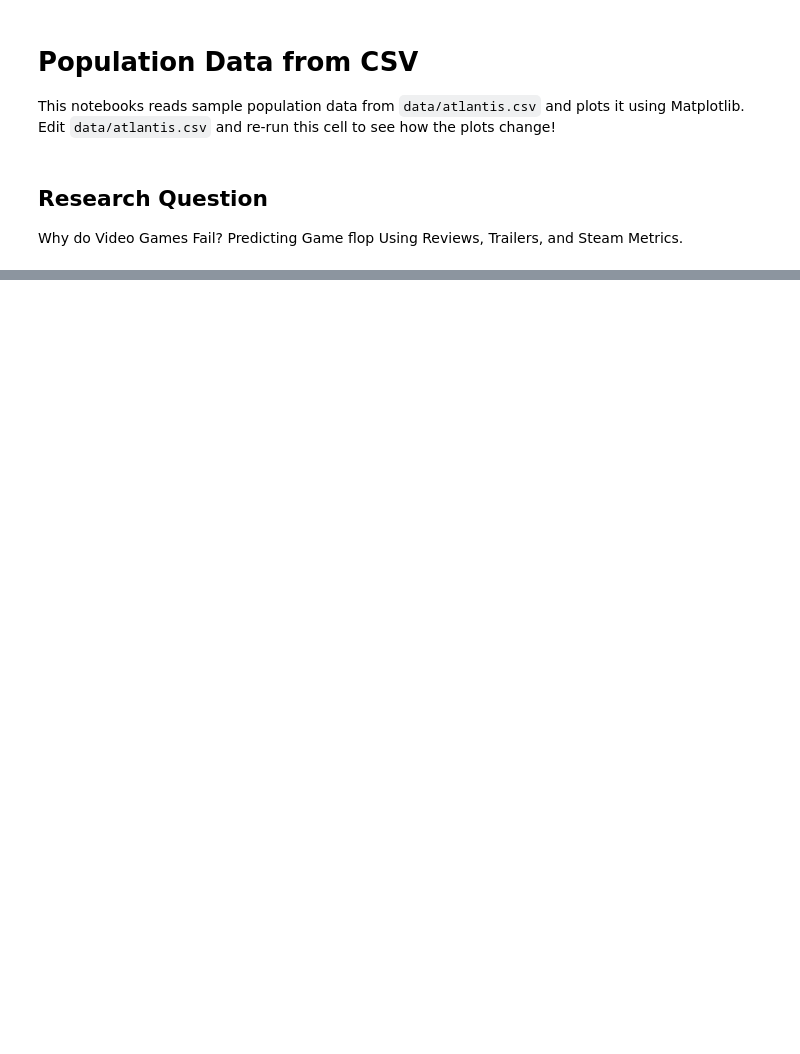
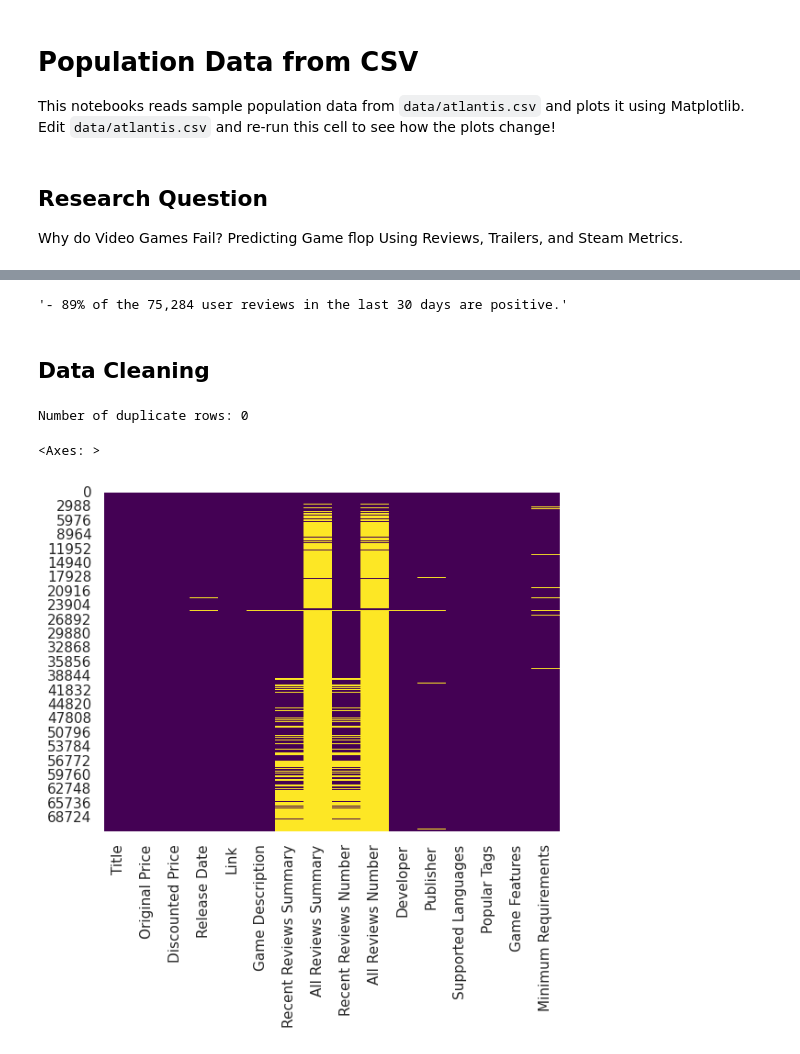
Before and after one commit to Psudhanshu/codespaces-jupyter, a Jupyter notebook: notebooks/population.ipynb, the cells around one changed output, grey strips where cells are left out. Saved outputs shown, nothing was run; the diff lists cells and outputs as text; code cells hidden in the pictures; blank space fills up the shorter version.

```diff
--- a/notebooks/population.ipynb
+++ b/notebooks/population.ipynb
@@ -21,0 +73,24 @@ game_data.head()
+# %%
+game_data['Recent Reviews Number'][1]
+# %% [output]
+'- 89% of the 75,284 user reviews in the last 30 days are positive.'
+# %% [markdown]
+## Data Cleaning
+# %%
+# removing duplicates
+duplicates = game_data.duplicated().sum()
+print(f"Number of duplicate rows: {duplicates}")
+game_data.drop_duplicates(inplace=True)
+# %% [output]
+Number of duplicate rows: 0
+# %%
+# hidden null values
+game_data.replace(" ", np.nan, inplace=True)
+game_data.replace("N/A", np.nan, inplace=True)
+# %%
+# visulization of missing data
+plt.figure
+sns.heatmap(game_data.isnull(), cbar=False, cmap='viridis')
+# %% [output]
+<Axes: >
+[figure, added]
```
Also changed, not shown: parts of 14 cells of this notebook.
